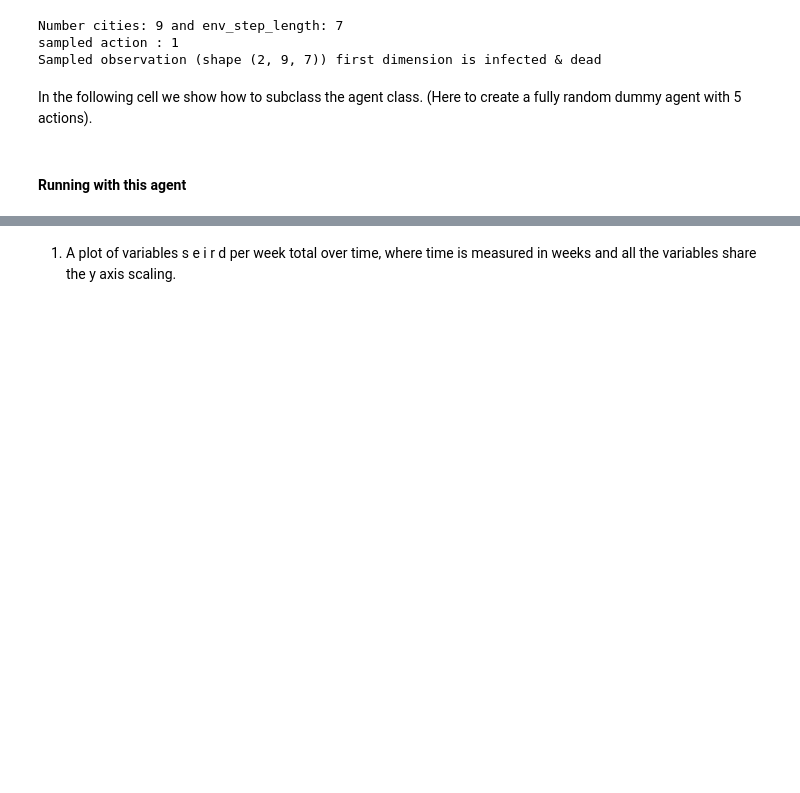
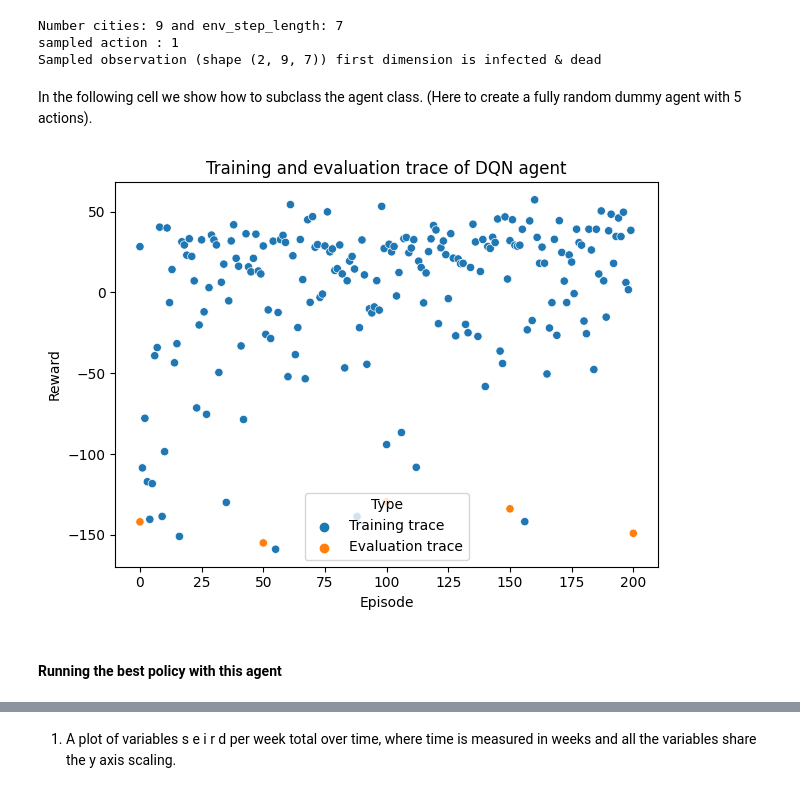
Before and after one commit to Toroto006/ANN-RL-project-DQN, a Jupyter notebook: question3.ipynb, the cells around one changed output, grey strips where cells are left out. Saved outputs shown, nothing was run; the diff lists cells and outputs as text; code cells hidden in the pictures; blank space fills up the shorter version.

```diff
--- a/question3.ipynb
+++ b/question3.ipynb
@@ -82,9 +80,9 @@ dyn = ModelDynamics('config/switzerland.yaml')   # load the switzerland map
 # %%
 ACTION_NULL = 0
 ACTION_CONFINE = 1
-ACTION_ISOLATE = 2
-ACTION_HOSPITAL = 3
-ACTION_VACCINATE = 4
+#ACTION_ISOLATE = 2
+#ACTION_HOSPITAL = 3
+#ACTION_VACCINATE = 4
 SCALE = 100
 
 def action_preprocessor(a:torch.Tensor, dyn:ModelDynamics):
@@ -102,7 +100,7 @@ def action_preprocessor(a:torch.Tensor, dyn:ModelDynamics):
 
 def observation_preprocessor(obs: Observation, dyn:ModelDynamics):
     infected = SCALE * np.array([np.array(obs.city[c].infected)/obs.pop[c] for c in dyn.cities])
-    dead = SCALE * np.array([np.array(obs.city[c].infected)/obs.pop[c] for c in dyn.cities])
+    dead = SCALE * np.array([np.array(obs.city[c].dead)/obs.pop[c] for c in dyn.cities])
     obvSpace = torch.Tensor(np.stack((infected, dead))).unsqueeze(0)
     return obvSpace
 # %%
@@ -266,4 +347,23 @@ class DQNagent(Agent):
+# %%
+combined = pd.concat([
+    pd.DataFrame({
+        "Episode": flatten([[i]*3 for i in range(len(training_trace))]),
+        "Reward": training_trace,
+        "Type": "Training trace"
+    }),
+    pd.DataFrame({
+        "Episode": [50 * i for i in range(len(eval_trace))],
+        "Reward": eval_trace,
+        "Type": "Evaluation trace"
+    })
+])
+sns.scatterplot(combined, x="Episode", y="Reward", hue="Type")
+plt.title("Training and evaluation trace of DQN agent")
+plt.tight_layout()
+plt.show()
+# %% [output]
+[figure, added]
 # %% [markdown]
-#### Running with this agent
+#### Running the best policy with this agent
 # %%
 agent = DQNagent(env)
```
Also changed, not shown: parts of 15 cells of this notebook, 1 other file.
